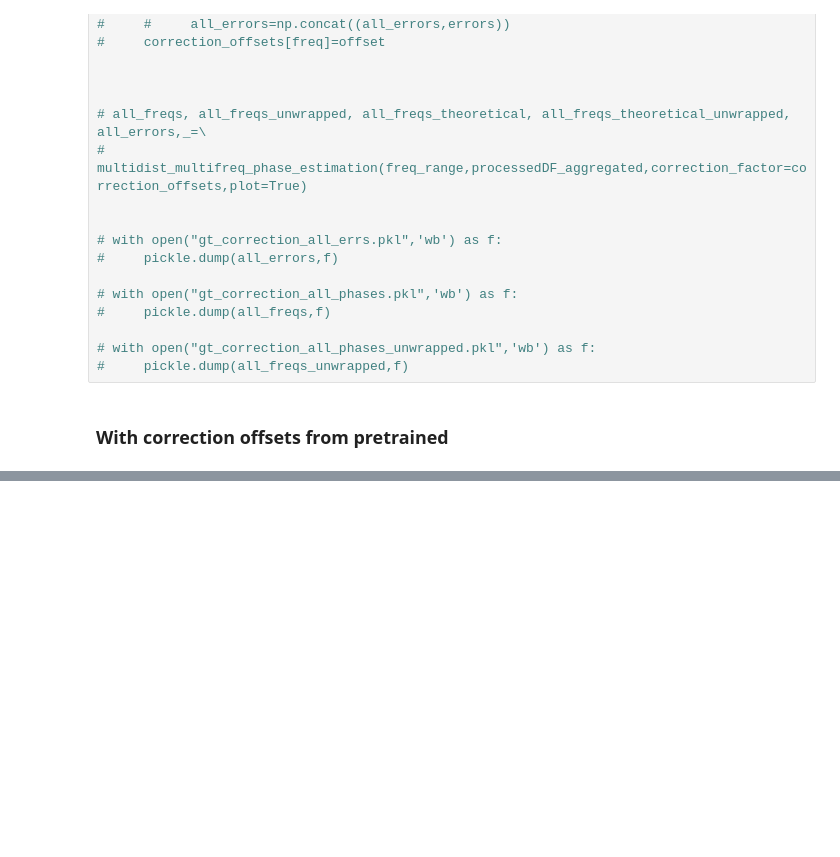
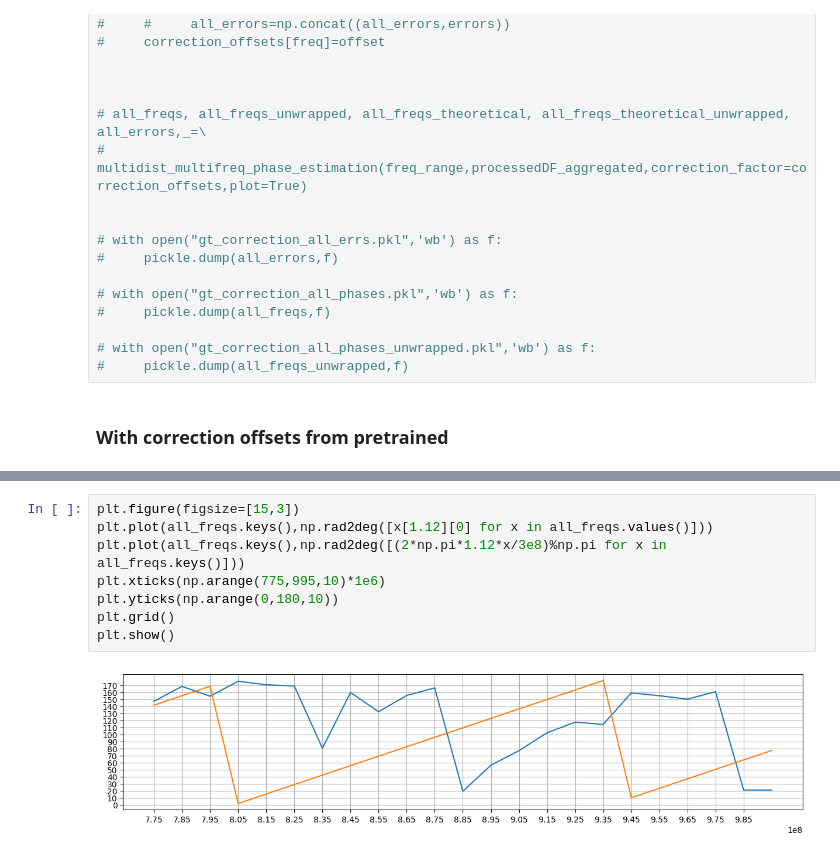
Before and after one commit to manavjeetsingh/RFImaging, a Jupyter notebook: OCS/FixedTTEDist/phaseProcessing.ipynb, the cells around one changed output, grey strips where cells are left out. Drawn from its saved outputs; the diff is of its cells as text; blank space fills up the shorter version.

```diff
--- a/OCS/FixedTTEDist/phaseProcessing.ipynb
+++ b/OCS/FixedTTEDist/phaseProcessing.ipynb
@@ -379,0 +416,10 @@ Text(0, 0.5, 'Phase (deg)')
+# %%
+plt.figure(figsize=[15,3])
+plt.plot(all_freqs.keys(),np.rad2deg([x[1.12][0] for x in all_freqs.values()]))
+plt.plot(all_freqs.keys(),np.rad2deg([(2*np.pi*1.12*x/3e8)%np.pi for x in all_freqs.keys()]))
+plt.xticks(np.arange(775,995,10)*1e6)
+plt.yticks(np.arange(0,180,10))
+plt.grid()
+plt.show()
+# %% [output]
+[figure, added]
```
Also changed, not shown: parts of 5 cells of this notebook, 27 other files.
